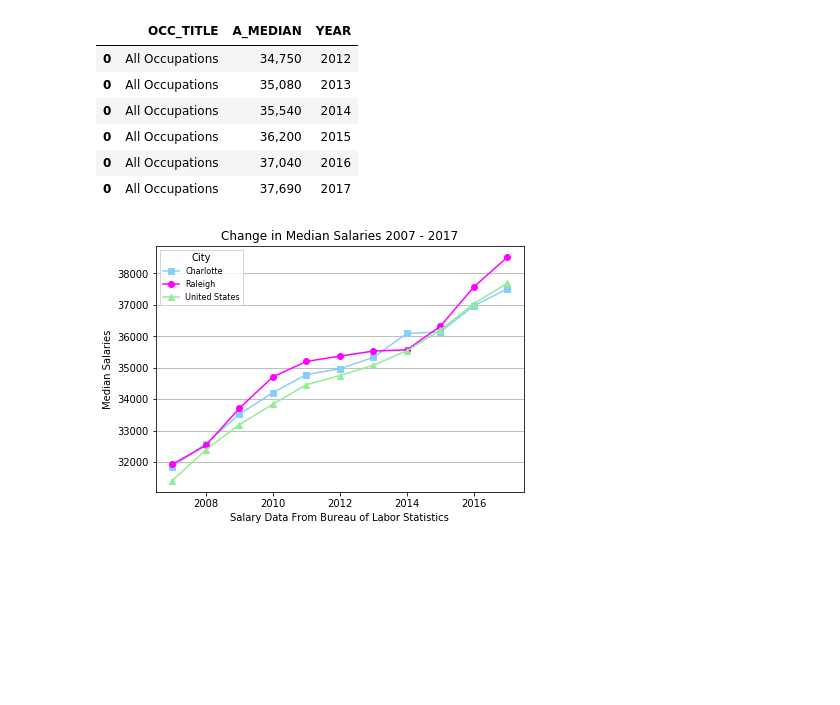
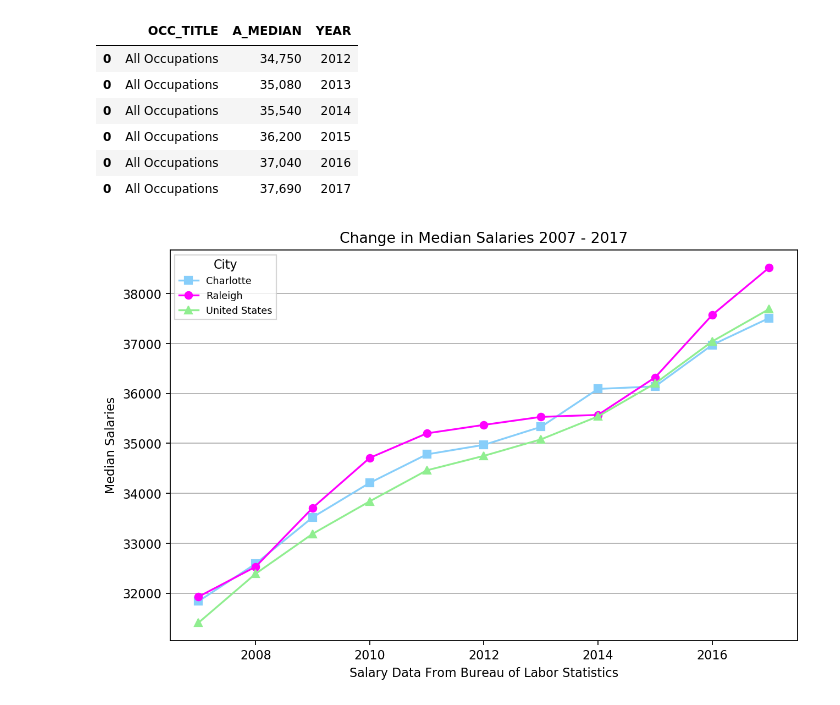
Before and after one commit to JANSSOC/Group6_Project, a Jupyter notebook: Salary Data - Copy.ipynb, the cells around one changed output. Cells and saved outputs as stored; diff of their text form; code cells hidden in the pictures; blank space fills up the shorter version.

Commit message:
pushing changes to chart coding and power point changes

```diff
--- a/Salary Data - Copy.ipynb
+++ b/Salary Data - Copy.ipynb
@@ -217,26 +217,28 @@ national_median_salary = [int(x) for x in national_median_salary]
 # %%
 # median_price = data['Median Price']
 years = [2007, 2008, 2009, 2010, 2011, 2012, 2013, 2014, 2015, 2016, 2017]
 
+from matplotlib.pyplot import figure
+figure(num=1, figsize=(8, 5), dpi=160, facecolor='w', edgecolor='k')
 
 # # plotting data
 
 plt.plot(years,charlotte_median_salary, color='lightskyblue',marker = 's', label = "Charlotte")
 plt.plot(years,raleigh_median_salary, color='magenta', marker ='o', label = "Raleigh")
 plt.plot(years,national_median_salary,color = 'lightgreen', marker ='^', label = "United States")
 
 legend = plt.legend(loc="upper left",ncol=1, shadow=False, title="City", fancybox=False, fontsize=8)
 
 plt.gca().yaxis.grid(True)
 
 plt.tight_layout()
 plt.ylabel("Median Salaries")
 plt.xlabel("Salary Data From Bureau of Labor Statistics")
 plt.title("Change in Median Salaries 2007 - 2017")
 
 
 
 plt.savefig("Output/Median_Salary_Graph", bbox_inches = 'tight')
 plt.show()
 # %% [output]
-[figure, old version]
+[figure, new version]
```
Also changed, not shown: 4 other files.
